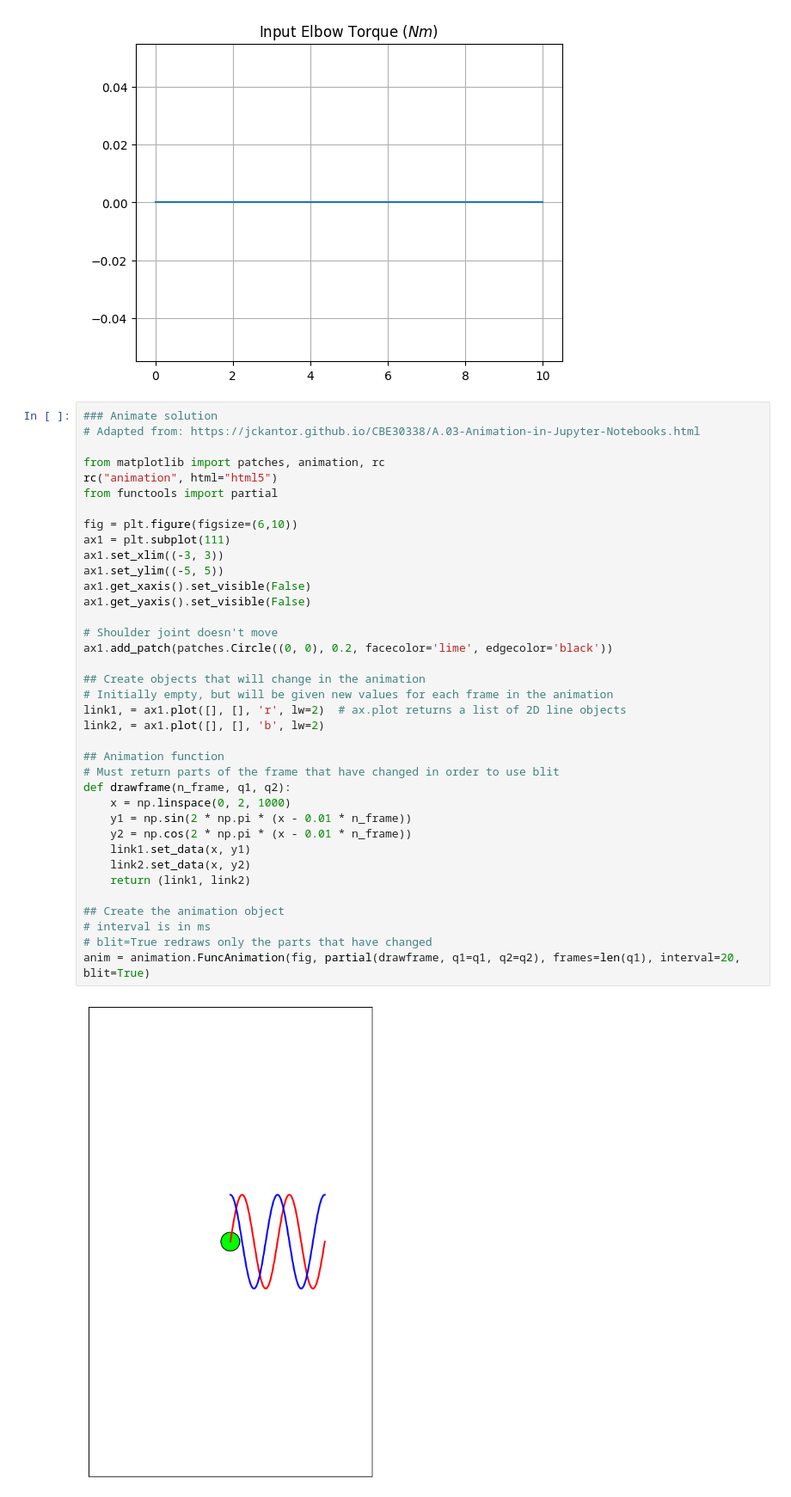
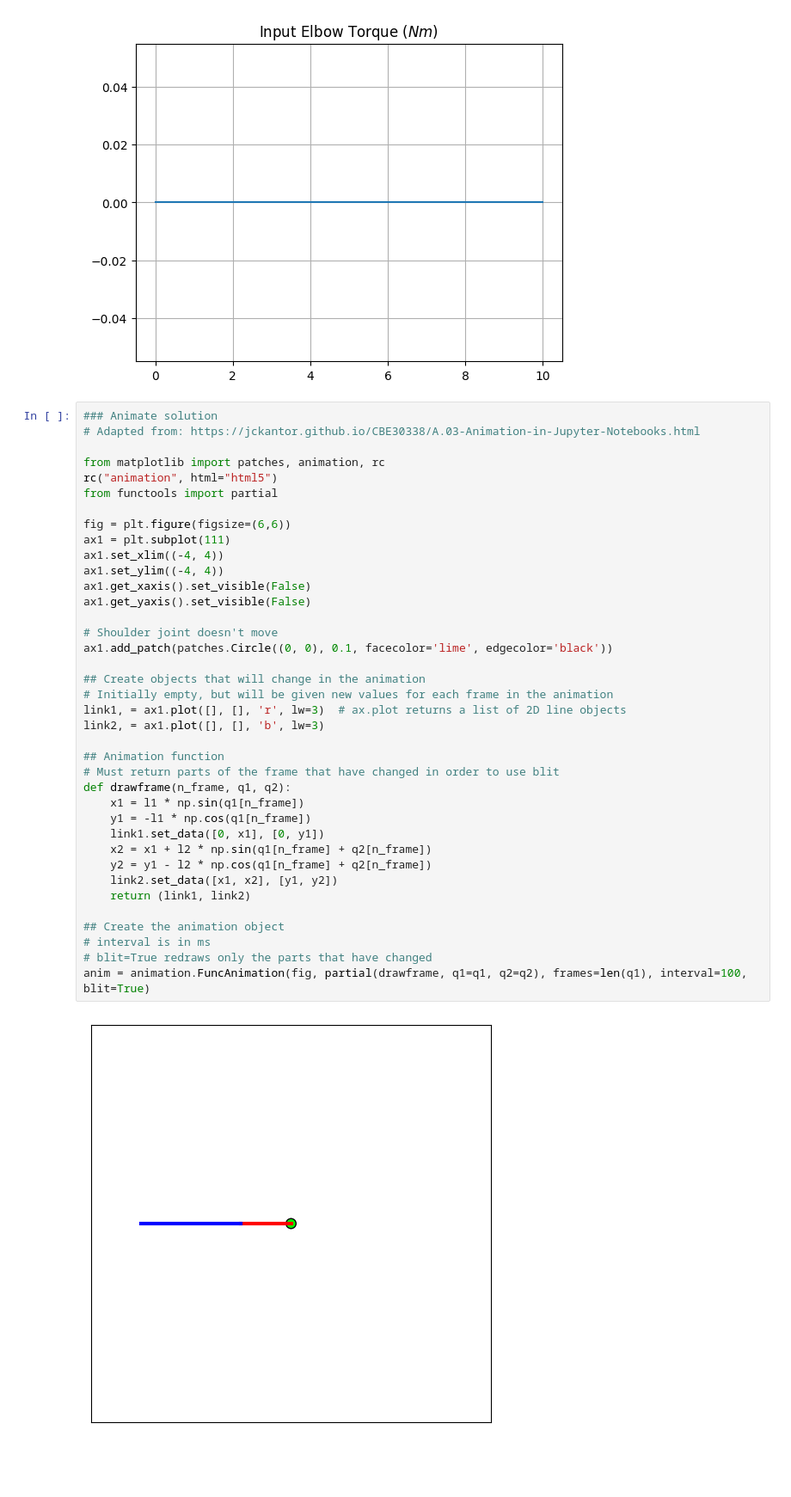
Before and after one commit to aneesas/1632-project, a Jupyter notebook: acrobot_yapss.ipynb, the cells around one changed output. Shown at 86% size. Drawn from its saved outputs; the diff is of its cells as text; blank space fills up the shorter version.

Commit message:
Successful animation of passive dynamics

```diff
--- a/acrobot_yapss.ipynb
+++ b/acrobot_yapss.ipynb
@@ -182,39 +182,40 @@ plt.grid()
 # %%
 ### Animate solution
 # Adapted from: https://jckantor.github.io/CBE30338/A.03-Animation-in-Jupyter-Notebooks.html
 
 from matplotlib import patches, animation, rc
 rc("animation", html="html5")
 from functools import partial
 
-fig = plt.figure(figsize=(6,10))
+fig = plt.figure(figsize=(6,6))
 ax1 = plt.subplot(111)
-ax1.set_xlim((-3, 3))
-ax1.set_ylim((-5, 5))
+ax1.set_xlim((-4, 4))
+ax1.set_ylim((-4, 4))
 ax1.get_xaxis().set_visible(False)
 ax1.get_yaxis().set_visible(False)
 
 # Shoulder joint doesn't move
-ax1.add_patch(patches.Circle((0, 0), 0.2, facecolor='lime', edgecolor='black'))
+ax1.add_patch(patches.Circle((0, 0), 0.1, facecolor='lime', edgecolor='black'))
 
 ## Create objects that will change in the animation
 # Initially empty, but will be given new values for each frame in the animation
-link1, = ax1.plot([], [], 'r', lw=2)  # ax.plot returns a list of 2D line objects
-link2, = ax1.plot([], [], 'b', lw=2)
+link1, = ax1.plot([], [], 'r', lw=3)  # ax.plot returns a list of 2D line objects
+link2, = ax1.plot([], [], 'b', lw=3)
 
 ## Animation function
 # Must return parts of the frame that have changed in order to use blit
 def drawframe(n_frame, q1, q2):
-    x = np.linspace(0, 2, 1000)
-    y1 = np.sin(2 * np.pi * (x - 0.01 * n_frame))
-    y2 = np.cos(2 * np.pi * (x - 0.01 * n_frame))
-    link1.set_data(x, y1)
-    link2.set_data(x, y2)
+    x1 = l1 * np.sin(q1[n_frame])
+    y1 = -l1 * np.cos(q1[n_frame])
+    link1.set_data([0, x1], [0, y1])
+    x2 = x1 + l2 * np.sin(q1[n_frame] + q2[n_frame])
+    y2 = y1 - l2 * np.cos(q1[n_frame] + q2[n_frame])
+    link2.set_data([x1, x2], [y1, y2])
     return (link1, link2)
 
 ## Create the animation object
 # interval is in ms
 # blit=True redraws only the parts that have changed
-anim = animation.FuncAnimation(fig, partial(drawframe, q1=q1, q2=q2), frames=len(q1), interval=20, blit=True)
+anim = animation.FuncAnimation(fig, partial(drawframe, q1=q1, q2=q2), frames=len(q1), interval=100, blit=True)
 # %% [output]
-[figure, old version]
+[figure, new version]
```
Also changed, not shown: parts of 1 cell of this notebook.
